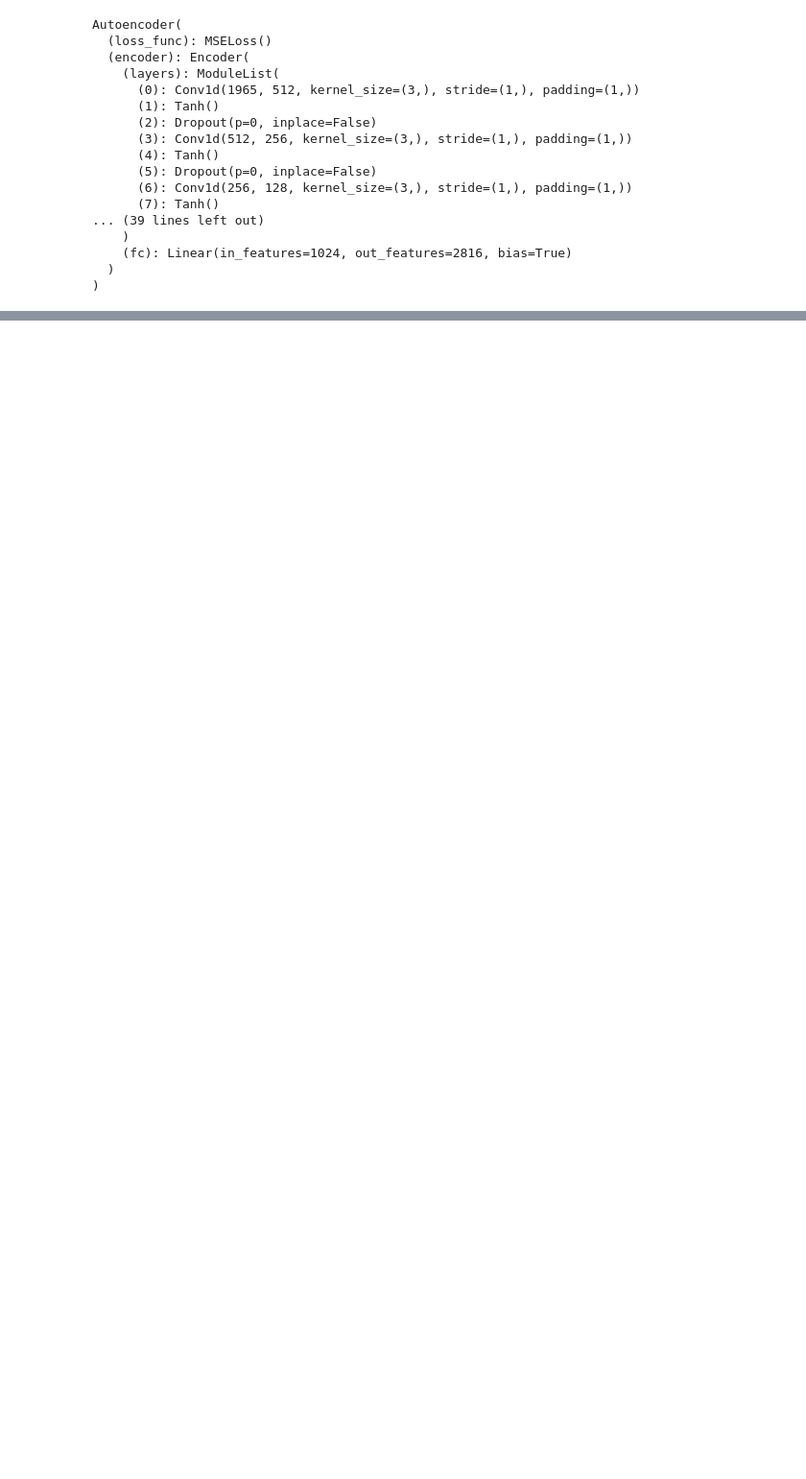
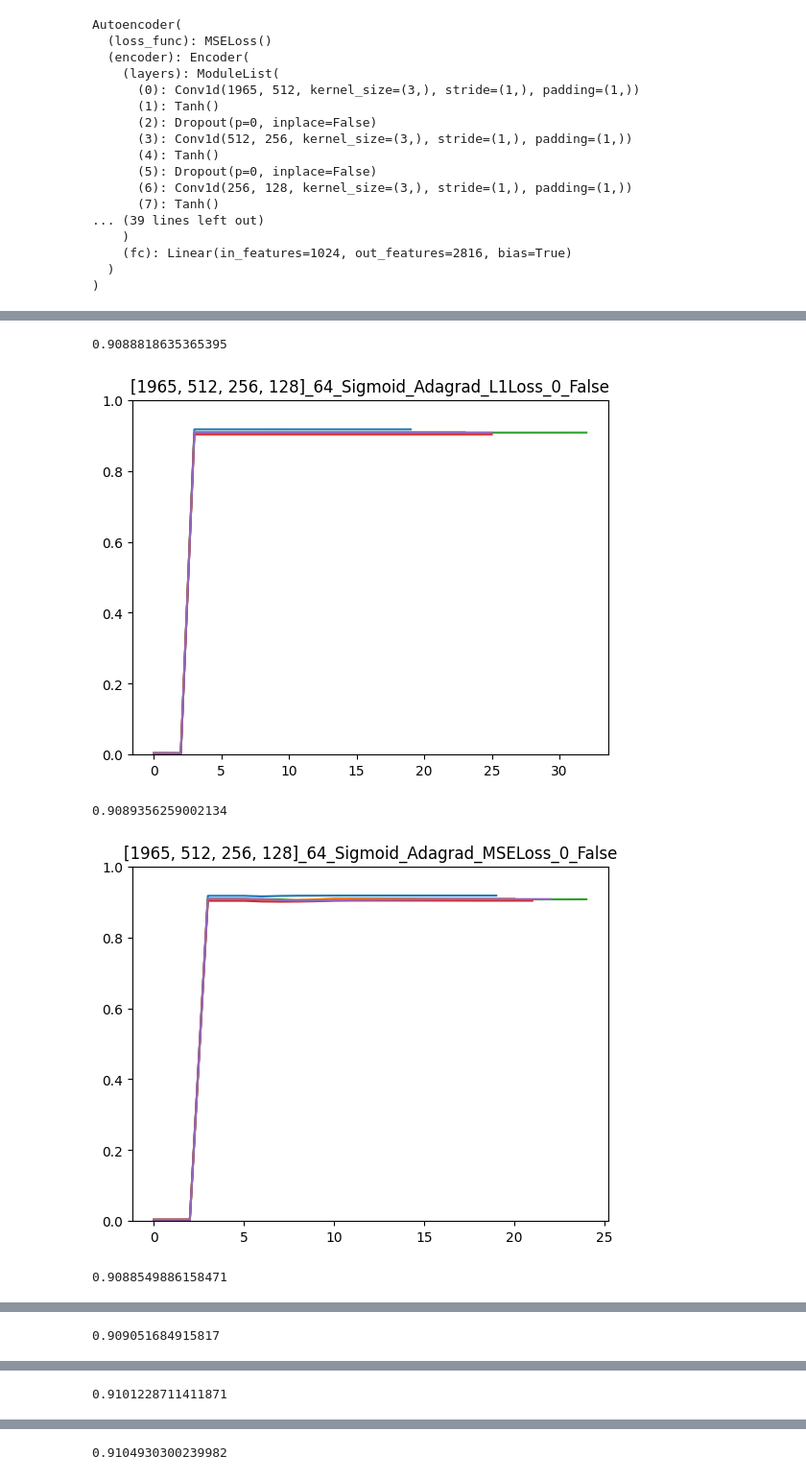
Before and after one commit to amyotjl/Protein-Protein, a Jupyter notebook: evaluation.ipynb, the cells around one changed output, grey strips where cells are left out. Shown at 96% size. Cells and saved outputs as stored; diff of their text form; code cells hidden in the pictures; blank space fills up the shorter version.

```diff
--- a/evaluation.ipynb
+++ b/evaluation.ipynb
@@ -277,0 +200,15 @@ Autoencoder(
+# %%
+gpu = torch.device('cuda' if torch.cuda.is_available() else 'cpu')
+# %%
+items = []
+for name, model in models.items():
+    print(name)
+    model.to(gpu)
+    o= None
+    seqs= []
+    total=0
+    for t in train:
+        o = model(t[0].to(gpu)).detach().cpu().numpy()
+        seqs = t[1]
+        total += utils.batch_correct_reconstructed_amino_acid(seqs, o, random_matrices_orth, 1965)[0]
+    items.append(Item(name, model, total, len(seqs)*1965))
@@ -277,0 +222,24 @@ Autoencoder(
+# %%
+names = {}
+for item in models:
+    name = item[:-2]
+    if name not in names:
+        names[name]=[]
+    names[name].append(models[item])
+# %%
+for parent, elems in names.items():
+    plt.title(parent)
+    last = []
+    for i,item in enumerate(elems):
+        last.append(item.validation_acc[-1])
+        plt.plot(range(len(item.validation_acc)), [acc for acc in item.validation_acc], label=i)
+        plt.ylim(0,1)
+    print(np.average(last))
+    plt.legend
+    plt.show()
+# %% [output]
+0.9088818635365395
+[figure, added]
+0.9089356259002134
+[figure, added]
+0.9088549886158471
@@ -277,0 +247 @@ Autoencoder(
+0.909051684915817
@@ -277,0 +249 @@ Autoencoder(
+0.9101228711411871
@@ -277,0 +251 @@ Autoencoder(
+0.9104930300239982
```
Also changed, not shown: parts of 22 cells of this notebook.
